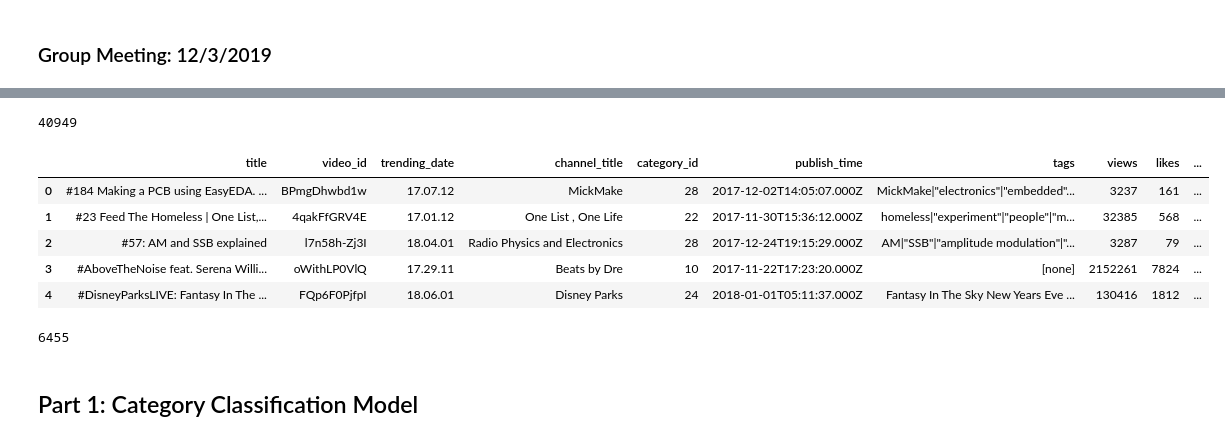
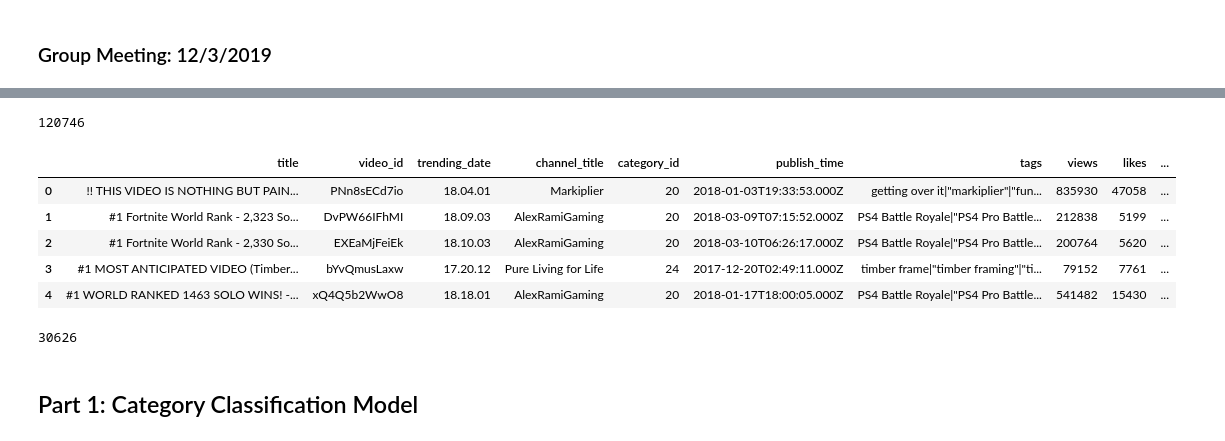
Before and after one commit to annyoo96/YoutubeTrendingClassifier, a Jupyter notebook: Youtube Recommender System.ipynb, the cells around one changed output, grey strips where cells are left out. Drawn from its saved outputs; the diff is of its cells as text; code cells hidden in the pictures.

```diff
--- a/Youtube Recommender System.ipynb
+++ b/Youtube Recommender System.ipynb
@@ -46,0 +42,8 @@ video_data.head()
+# %%
+us_video_data = pd.read_csv("dataset/USvideos.csv")
+ca_video_data = pd.read_csv("dataset/CAvideos.csv")
+gb_video_data = pd.read_csv("dataset/GBvideos.csv")
+
+video_data = us_video_data.append(ca_video_data, ignore_index=True)
+video_data = video_data.append(gb_video_data, ignore_index=True)
+video_data.head()
@@ -47,21 +57,21 @@ video_data.head()
 # %%
 len(video_data)
 # %% [output]
-40949
+120746
 # %%
-clean_vid_data = video_data.groupby(["title"]).min().reset_index()
+clean_vid_data = video_data.groupby(["title"]).first().reset_index()
 # %%
-clean_vid_data.head()
+clean_vid_data.head(5)
 # %% [output]
 |  | title | video_id | trending_date | channel_title | category_id | publish_time | tags | views | likes | ... |
-| 0 | #184 Making a PCB using EasyEDA. ... | BPmgDhwbd1w | 17.07.12 | MickMake | 28 | 2017-12-02T14:05:07.000Z | MickMake|"electronics"|"embedded"... | 3237 | 161 | ... |
-| 1 | #23 Feed The Homeless | One List,... | 4qakFfGRV4E | 17.01.12 | One List , One Life | 22 | 2017-11-30T15:36:12.000Z | homeless|"experiment"|"people"|"m... | 32385 | 568 | ... |
-| 2 | #57: AM and SSB explained | l7n58h-Zj3I | 18.04.01 | Radio Physics and Electronics | 28 | 2017-12-24T19:15:29.000Z | AM|"SSB"|"amplitude modulation"|"... | 3287 | 79 | ... |
-| 3 | #AboveTheNoise feat. Serena Willi... | oWithLP0VlQ | 17.29.11 | Beats by Dre | 10 | 2017-11-22T17:23:20.000Z | [none] | 2152261 | 7824 | ... |
-| 4 | #DisneyParksLIVE: Fantasy In The ... | FQp6F0PjfpI | 18.06.01 | Disney Parks | 24 | 2018-01-01T05:11:37.000Z | Fantasy In The Sky New Years Eve ... | 130416 | 1812 | ... |
+| 0 | !! THIS VIDEO IS NOTHING BUT PAIN... | PNn8sECd7io | 18.04.01 | Markiplier | 20 | 2018-01-03T19:33:53.000Z | getting over it|"markiplier"|"fun... | 835930 | 47058 | ... |
+| 1 | #1 Fortnite World Rank - 2,323 So... | DvPW66IFhMI | 18.09.03 | AlexRamiGaming | 20 | 2018-03-09T07:15:52.000Z | PS4 Battle Royale|"PS4 Pro Battle... | 212838 | 5199 | ... |
+| 2 | #1 Fortnite World Rank - 2,330 So... | EXEaMjFeiEk | 18.10.03 | AlexRamiGaming | 20 | 2018-03-10T06:26:17.000Z | PS4 Battle Royale|"PS4 Pro Battle... | 200764 | 5620 | ... |
+| 3 | #1 MOST ANTICIPATED VIDEO (Timber... | bYvQmusLaxw | 17.20.12 | Pure Living for Life | 24 | 2017-12-20T02:49:11.000Z | timber frame|"timber framing"|"ti... | 79152 | 7761 | ... |
+| 4 | #1 WORLD RANKED 1463 SOLO WINS! -... | xQ4Q5b2WwO8 | 18.18.01 | AlexRamiGaming | 20 | 2018-01-17T18:00:05.000Z | PS4 Battle Royale|"PS4 Pro Battle... | 541482 | 15430 | ... |
 # %%
 len(clean_vid_data)
 # %% [output]
-6455
+30626
 # %% [markdown]
 ## Part 1: Category Classification Model
```
Also changed, not shown: parts of 39 cells of this notebook.
